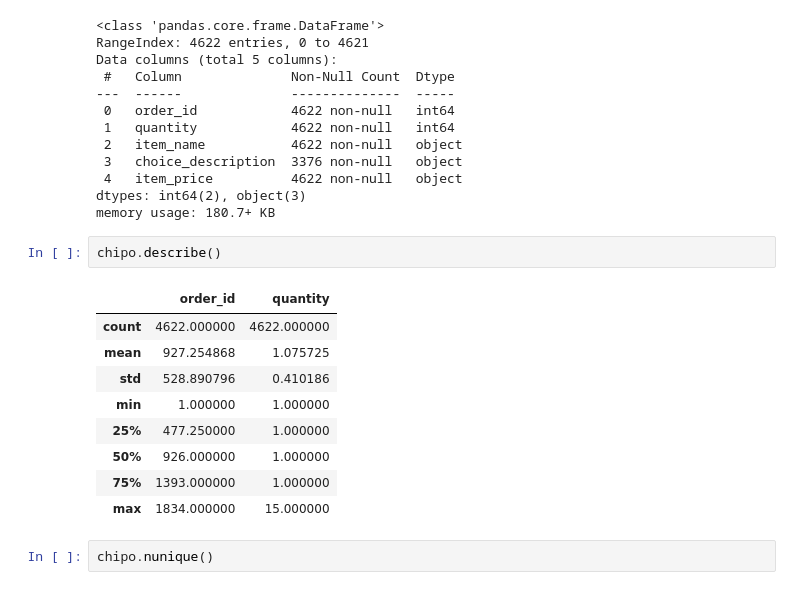
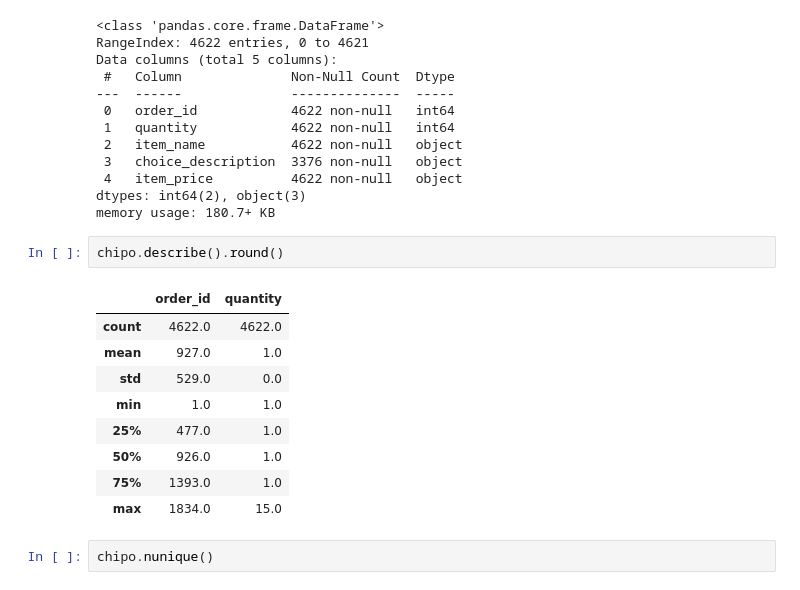
Before and after one commit to sergioamdiaz/ML-concepts, a Jupyter notebook: Module 2 - Pandas/Hands_On_Pandas - For Class.ipynb, the cells around one changed output. Saved outputs shown, nothing was run; the diff lists cells and outputs as text.

```diff
--- a/Module 2 - Pandas/Hands_On_Pandas - For Class.ipynb
+++ b/Module 2 - Pandas/Hands_On_Pandas - For Class.ipynb
@@ -55,17 +50,17 @@ Data columns (total 5 columns):
 dtypes: int64(2), object(3)
 memory usage: 180.7+ KB
 # %%
-chipo.describe()
+chipo.describe().round()
 # %% [output]
 |  | order_id | quantity |
-| count | 4622.000000 | 4622.000000 |
-| mean | 927.254868 | 1.075725 |
-| std | 528.890796 | 0.410186 |
-| min | 1.000000 | 1.000000 |
-| 25% | 477.250000 | 1.000000 |
-| 50% | 926.000000 | 1.000000 |
-| 75% | 1393.000000 | 1.000000 |
-| max | 1834.000000 | 15.000000 |
+| count | 4622.0 | 4622.0 |
+| mean | 927.0 | 1.0 |
+| std | 529.0 | 0.0 |
+| min | 1.0 | 1.0 |
+| 25% | 477.0 | 1.0 |
+| 50% | 926.0 | 1.0 |
+| 75% | 1393.0 | 1.0 |
+| max | 1834.0 | 15.0 |
 # %%
 chipo.nunique()
 # %% [output]
```
Also changed, not shown: parts of 23 cells of this notebook, 15 other files.
